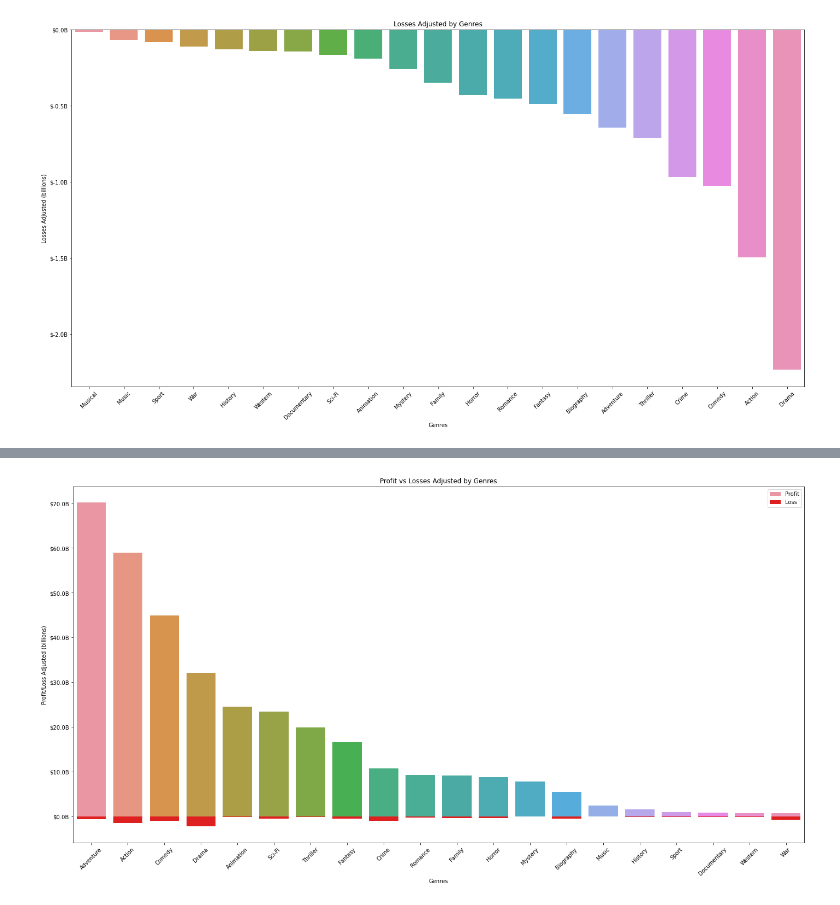
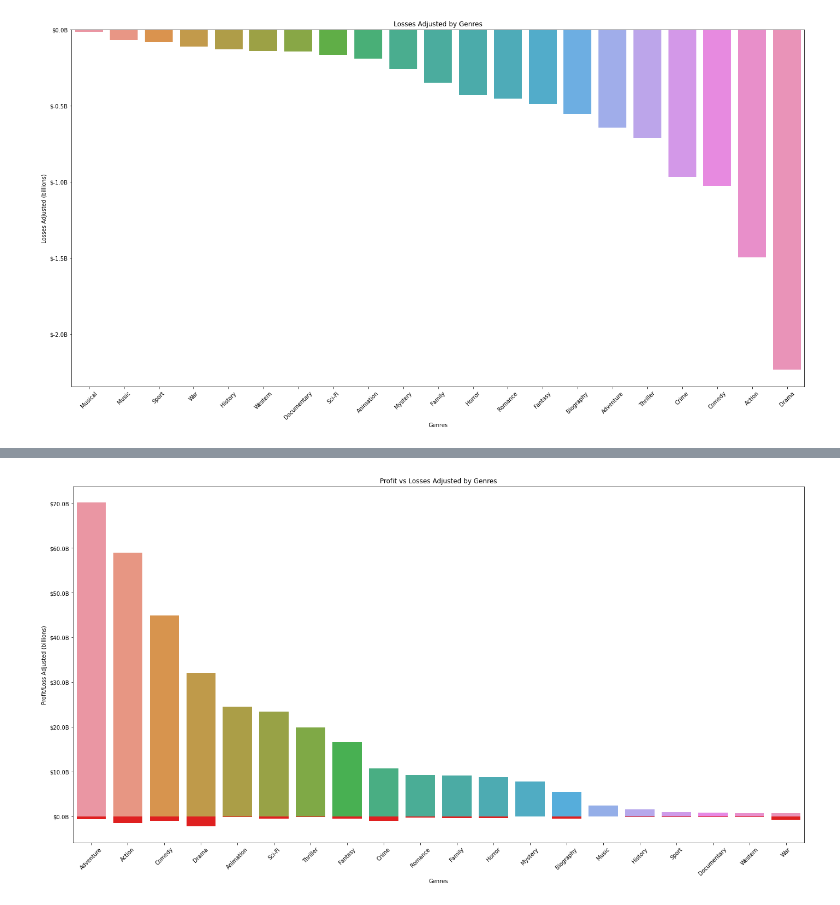
Before and after one commit to SpaceMonkey0453/Phase1_Project, a Jupyter notebook: Jonathan/dsc-phase-1-project-v2-4-master/Jonathan Notebook.ipynb, the cells around one changed output, grey strips where cells are left out. Cells and saved outputs as stored; diff of their text form; code cells hidden in the pictures.

```diff
--- a/Jonathan/dsc-phase-1-project-v2-4-master/Jonathan Notebook.ipynb
+++ b/Jonathan/dsc-phase-1-project-v2-4-master/Jonathan Notebook.ipynb
@@ -129,31 +130,32 @@ plt.savefig('ProfitvsLosses_by_genre_v2.jpg', format='jpg')
 # %%
 # Create a new DataFrame that contains both the profit and loss values for each genre
 genre_profit_loss = pd.DataFrame({'genres':profit_by_genre['genres'], 'profit':profit_by_genre['profit_adjusted'], 'loss':profit_by_genre_negative['profit_adjusted']})
 # Sort the DataFrame by the profit values in descending order
 genre_profit_loss = genre_profit_loss.sort_values(by='profit',ascending=False)
 
 
 # Create a new figure and axes for the chart
 fig, ax = plt.subplots(figsize=(24,12))
 
 # plot the profit bar
 sns.barplot(x='genres', y='profit', data=genre_profit_loss, label='Profit', ax=ax)
 
 # plot the loss bar
 sns.barplot(x='genres', y='loss', data=genre_profit_loss, label='Loss',color='red',ax=ax)
 
 
 # Set the labels and title
 ax.set_xlabel("Genres")
 ax.set_ylabel("Profit/Loss Adjusted (billions)")
 ax.set_title("Profit vs Losses Adjusted by Genres")
 ax.legend()
 ax.set_xticklabels(ax.get_xticklabels(), rotation=45)
+ax.legend().set_visible(False)
 
 # format the y axis
 formatter = ticker.FuncFormatter(lambda x, pos: '$%1.1fB' % (x * 1e-9))
 ax.yaxis.set_major_formatter(formatter)
 
 plt.savefig('ProfitvsLosses_by_genre.jpg', format='jpg')
 # %% [output]
-[figure, old version]
+[figure, new version]
```
Also changed, not shown: parts of 1 cell of this notebook, 2 other files.
